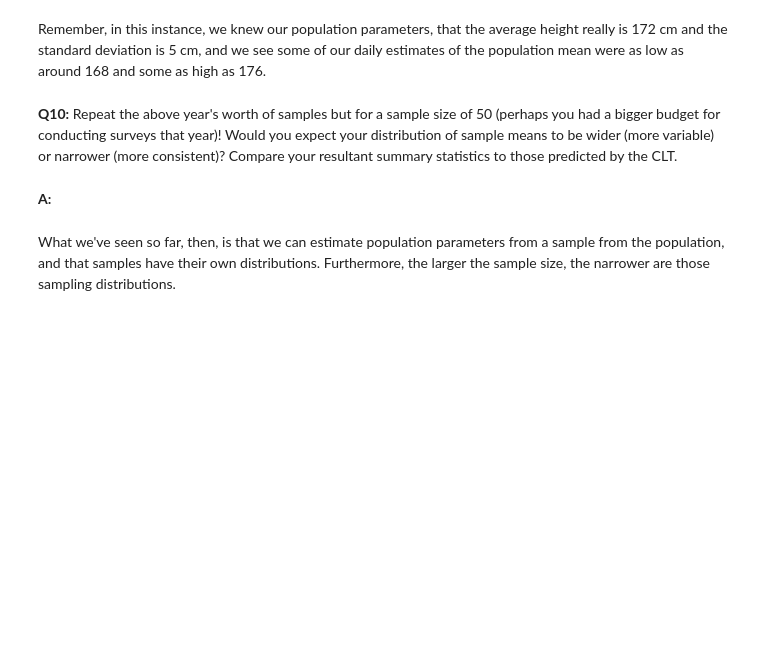
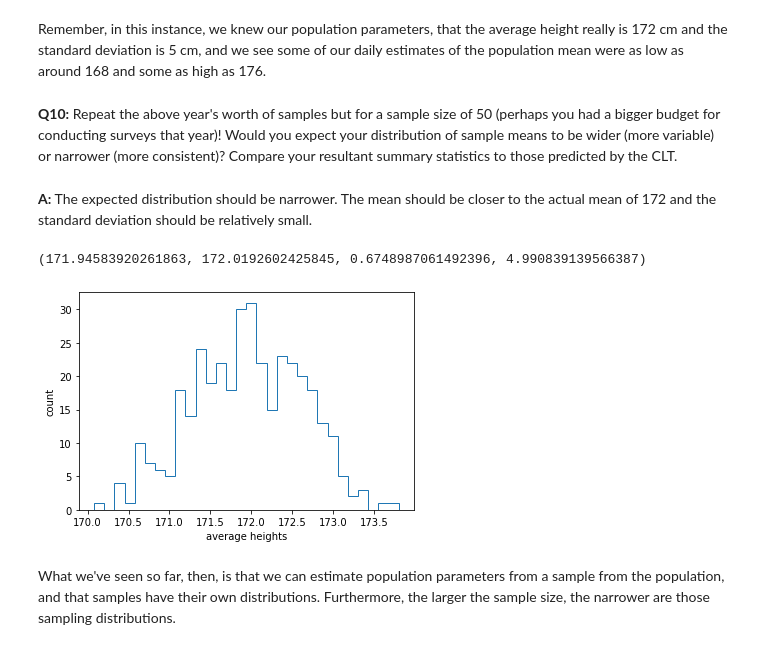
Before and after one commit to charsh12/DS-Career-Track, a Jupyter notebook: Unit 11/Case Study/Frequentist Case Study/Frequentist Inference Case Study - Part A (3).ipynb, the cells around one changed output. Saved outputs shown, nothing was run; the diff lists cells and outputs as text; code cells hidden in the pictures; blank space fills up the shorter version.

```diff
--- a/Unit 11/Case Study/Frequentist Case Study/Frequentist Inference Case Study - Part A (3).ipynb
+++ b/Unit 11/Case Study/Frequentist Case Study/Frequentist Inference Case Study - Part A (3).ipynb
@@ -205,11 +232,21 @@ __A:__
 Remember, in this instance, we knew our population parameters, that the average height really is 172 cm and the standard deviation is 5 cm, and we see some of our daily estimates of the population mean were as low as around 168 and some as high as 176.
 # %% [markdown]
 __Q10:__ Repeat the above year's worth of samples but for a sample size of 50 (perhaps you had a bigger budget for conducting surveys that year)! Would you expect your distribution of sample means to be wider (more variable) or narrower (more consistent)? Compare your resultant summary statistics to those predicted by the CLT.
-# %% [markdown]
-__A:__
+# %% [markdown]
+__A:__ The expected distribution should be narrower. The mean should be closer to the actual mean of 172 and the standard deviation should be relatively small.
 # %%
 seed(47)
 # calculate daily means from the larger sample size here
+town_mean_hts_50 = [np.mean(sampler_persons_height(50)) for i in range(366)]
+# %%
+plt.hist(town_mean_hts_50, bins=30, histtype='step')
+plt.xlabel('average heights')
+plt.ylabel('count')
+
+np.mean(town_mean_hts_50), np.mean(pop_heights), np.std(town_mean_hts_50, ddof=1), np.std(pop_heights)
+# %% [output]
+(171.94583920261863, 172.0192602425845, 0.6748987061492396, 4.990839139566387)
+[figure, added]
 # %% [markdown]
 What we've seen so far, then, is that we can estimate population parameters from a sample from the population, and that samples have their own distributions. Furthermore, the larger the sample size, the narrower are those sampling distributions.
 # %% [markdown]
```
Also changed, not shown: parts of 36 cells of this notebook.
